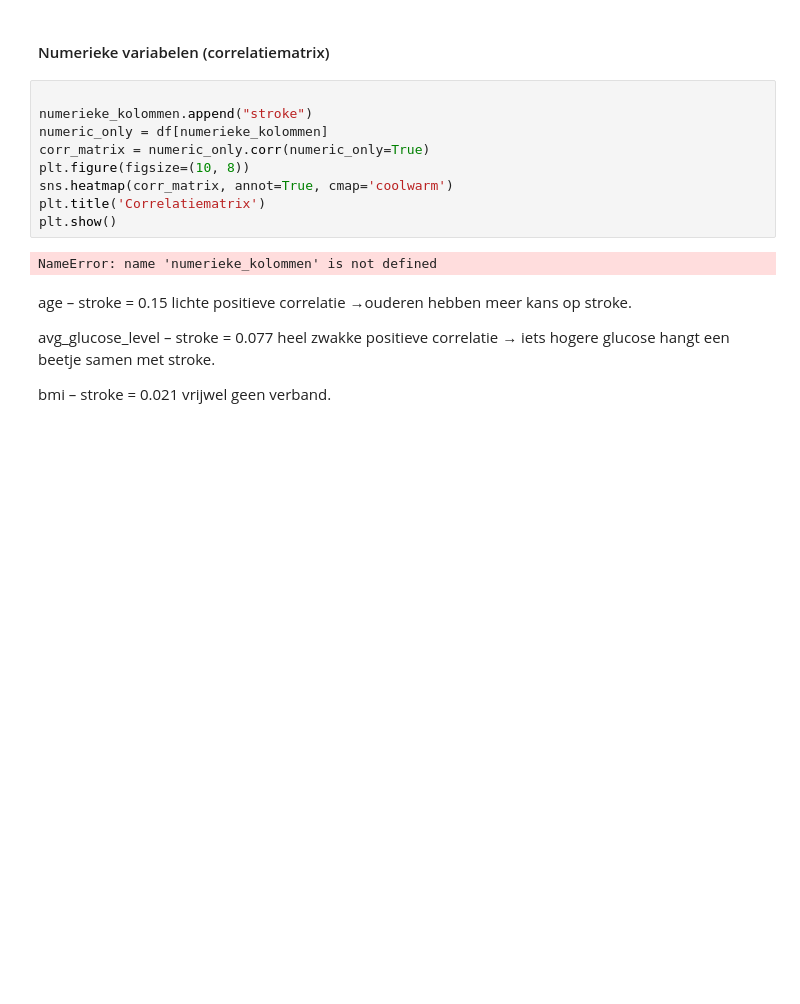
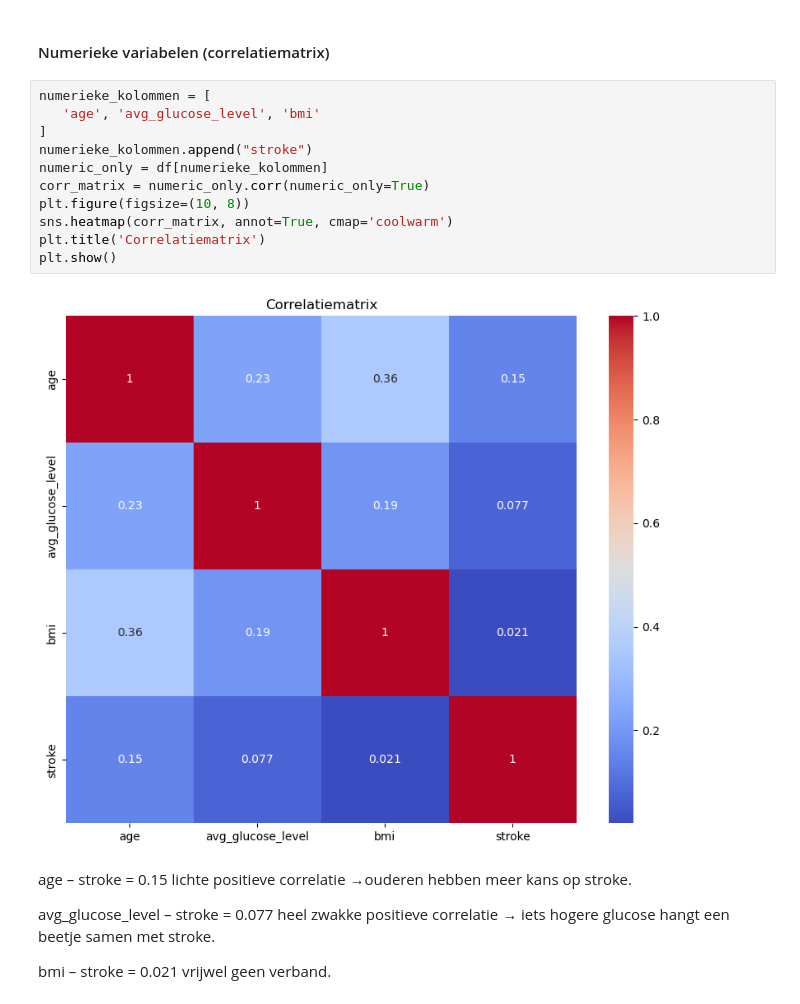
Before and after one commit to Habensebahtu14/ML-Opdracht1, a Jupyter notebook: StrokePrediction/notebooks/StrokePrediction.ipynb, the cells around one changed output. Saved outputs shown, nothing was run; the diff lists cells and outputs as text; blank space fills up the shorter version.

Commit message:
numerieke_kolommen is toegevoegd

```diff
--- a/StrokePrediction/notebooks/StrokePrediction.ipynb
+++ b/StrokePrediction/notebooks/StrokePrediction.ipynb
@@ -163,16 +163,18 @@ De uitkomst is: alle kolommen zijn numeriek, dus de dataset is klaar voor Scikit
 # %% [markdown]
  #### Numerieke variabelen (correlatiematrix)
 # %%
-
+numerieke_kolommen = [
+   'age', 'avg_glucose_level', 'bmi'
+]
 numerieke_kolommen.append("stroke")
 numeric_only = df[numerieke_kolommen]
 corr_matrix = numeric_only.corr(numeric_only=True)
 plt.figure(figsize=(10, 8))
 sns.heatmap(corr_matrix, annot=True, cmap='coolwarm')
 plt.title('Correlatiematrix')
 plt.show()
 # %% [output]
-NameError: name 'numerieke_kolommen' is not defined
+[figure, added]
 # %% [markdown]
 age – stroke = 0.15  lichte positieve correlatie →ouderen hebben meer kans op stroke.
 
```
